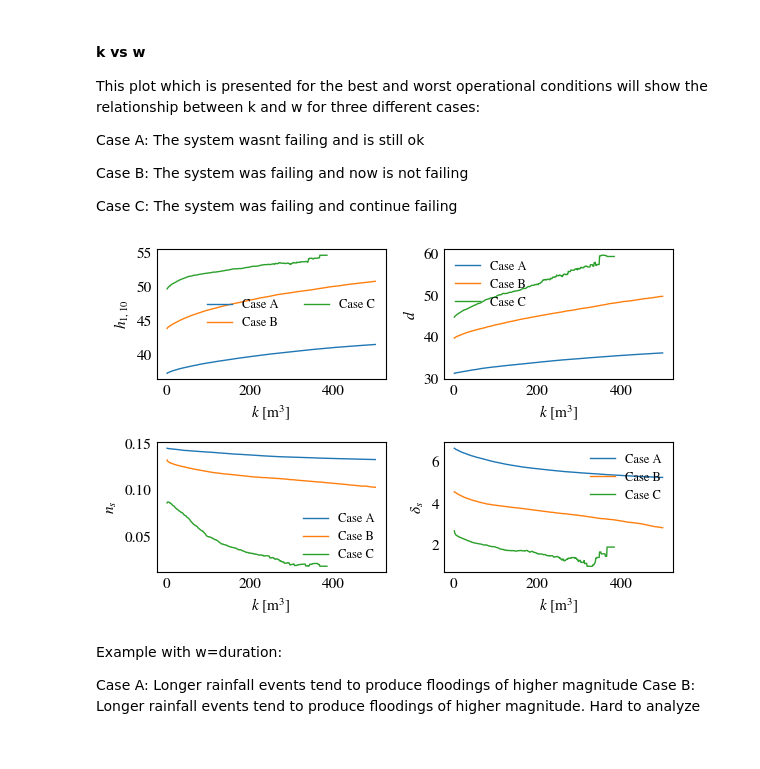
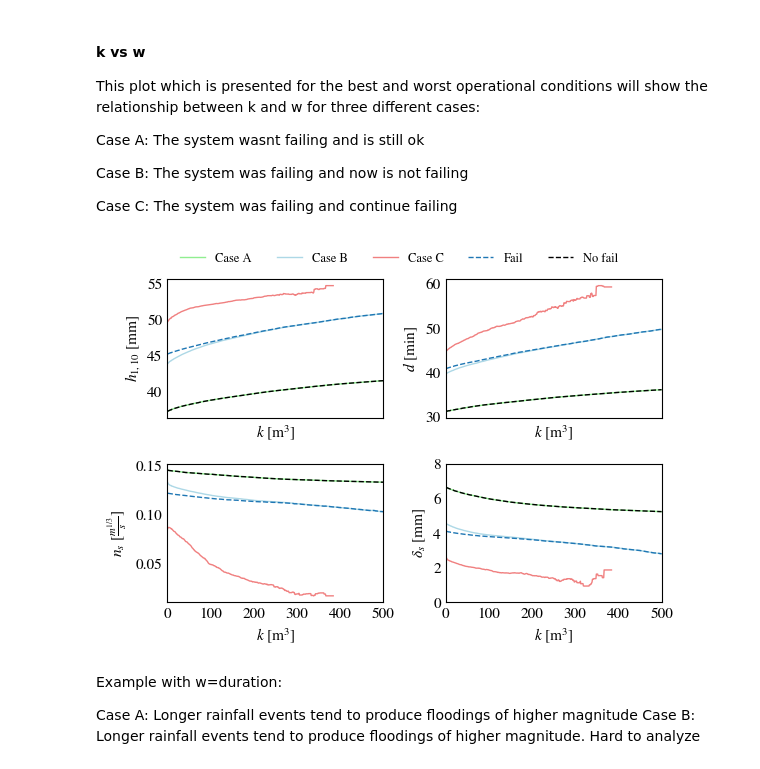
Before and after one commit to rlsandovalp/operational_picture, a Jupyter notebook: Galbiate/operational_analysis.ipynb, the cells around one changed output. Drawn from its saved outputs; the diff is of its cells as text; code cells hidden in the pictures.

Commit message:
update figures

```diff
--- a/Galbiate/operational_analysis.ipynb
+++ b/Galbiate/operational_analysis.ipynb
@@ -8,7 +8,7 @@ import matplotlib.pyplot as plt
 # %%
 # Load the file with the data of the current state of the system evaluated with multiple combinations of parameters
 current_data = np.loadtxt('output/results_stochastic_current_operational.csv', delimiter=',')
-classes = 5
+classes = 10
 
 mean = np.zeros((classes, 4))
 per_5 = np.zeros((classes, 4))
@@ -593,16 +447,14 @@ plt.savefig('Figures_paper/AMAP_operational.pdf')
 # %% [markdown]
 #### Compute efficiency vs k
 # %%
-K = np.linspace(1, 500, 500)
-
 current_data = np.loadtxt('output/results_stochastic_current_operational.csv', delimiter=',')[:,4:]
-operative_data = np.loadtxt('output/results_stochastic00.csv', delimiter=',')
+operational_data = np.loadtxt('output/results_stochastic00.csv', delimiter=',')
 
 
 space_k_vs_efficiency = np.zeros((24, len(K)))
 for op_condition in range(5, 29):
     for n_k, k in enumerate(K):
         fail_current = current_data*1000 > k
-        no_fail_operative = operative_data[:,op_condition-1]*1000 <= k
+        no_fail_operative = operational_data[:,op_condition-1]*1000 <= k
         both = np.logical_and(fail_current.flatten(), no_fail_operative.flatten())
         space_k_vs_efficiency[op_condition-5, n_k] = np.sum(both)/len(both)
@@ -698,39 +528,50 @@ for n_k, k in enumerate(K):
 # %%
-fig, ax = plt.subplots(2, 2, figsize=(6, 4))
-ax[0,0].plot(K, space_k_vs_w[0, 0,:], label='Case A', linestyle = '-', linewidth = 1.0)
-ax[0,0].plot(K, space_k_vs_w[0, 1,:], label='Case B', linestyle = '-', linewidth = 1.0)
-ax[0,0].plot(K, space_k_vs_w[0, 2,:], label='Case C', linestyle = '-', linewidth = 1.0)
+fig, ax = plt.subplots(2, 2, figsize=(6, 4), sharex=True)
+ax[0,0].plot(K, space_k_vs_w[0, 0,:], label='Case A', color = 'lightgreen', linestyle = '-', linewidth = 1.0)
+ax[0,0].plot(K, space_k_vs_w[0, 1,:], label='Case B', color = 'lightblue', linestyle = '-', linewidth = 1.0)
+ax[0,0].plot(K, space_k_vs_w[0, 2,:], label='Case C', color = 'lightcoral', linestyle = '-', linewidth = 1.0)
+ax[0,0].plot(K, space_k_vs_w_current[0, 0, :], label='Fail', linestyle = '--', linewidth = 1)
+ax[0,0].plot(K, space_k_vs_w_current[0, 1, :], label='No fail', linestyle = '--', linewidth = 1, color = 'black')
 ax[0,0].set_xlabel('$k$ [m$^3$]')
-ax[0,0].set_ylabel('$h_{1,10}$')
-ax[0,0].legend(ncol = 2)
+ax[0,0].set_ylabel('$h_{1,10}$ [mm]')
+# ax[0,0].legend(frameon = False, ncol = 5, bbox_to_anchor=(0.5, 1.3))
 
-ax[0,1].plot(K, space_k_vs_w[1, 0,:], label='Case A', linestyle = '-', linewidth = 1.0)
-ax[0,1].plot(K, space_k_vs_w[1, 1,:], label='Case B', linestyle = '-', linewidth = 1.0)
-ax[0,1].plot(K, space_k_vs_w[1, 2,:], label='Case C', linestyle = '-', linewidth = 1.0)
+ax[0,1].plot(K, space_k_vs_w[1, 0,:], label='Case A', color = 'lightgreen', linestyle = '-', linewidth = 1.0)
+ax[0,1].plot(K, space_k_vs_w[1, 1,:], label='Case B', color = 'lightblue', linestyle = '-', linewidth = 1.0)
+ax[0,1].plot(K, space_k_vs_w[1, 2,:], label='Case C', color = 'lightcoral', linestyle = '-', linewidth = 1.0)
+ax[0,1].plot(K, space_k_vs_w_current[1, 0, :], label='Fail', linestyle = '--', linewidth = 1.0)
+ax[0,1].plot(K, space_k_vs_w_current[1, 1, :], label='No fail', linestyle = '--', linewidth = 1.0, color = 'black')
 ax[0,1].set_xlabel('$k$ [m$^3$]')
-ax[0,1].set_ylabel('$d$')
-ax[0,1].legend()
+ax[0,1].set_ylabel('$d$ [min]')
 
-ax[1,0].plot(K, space_k_vs_w[2, 0,:], label='Case A', linestyle = '-', linewidth = 1.0)
-ax[1,0].plot(K, space_k_vs_w[2, 1,:], label='Case B', linestyle = '-', linewidth = 1.0)
-ax[1,0].plot(K, space_k_vs_w[2, 2,:], label='Case C', linestyle = '-', linewidth = 1.0)
+ax[1,0].plot(K, space_k_vs_w[2, 0,:], label='Case A', color = 'lightgreen', linestyle = '-', linewidth = 1.0)
+ax[1,0].plot(K, space_k_vs_w[2, 1,:], label='Case B', color = 'lightblue', linestyle = '-', linewidth = 1.0)
+ax[1,0].plot(K, space_k_vs_w[2, 2,:], label='Case C', color = 'lightcoral', linestyle = '-', linewidth = 1.0)
+ax[1,0].plot(K, space_k_vs_w_current[2, 0, :], label='Fail', linestyle = '--', linewidth = 1.0)
+ax[1,0].plot(K, space_k_vs_w_current[2, 1, :], label='No fail', linestyle = '--', linewidth = 1.0, color = 'black')
 ax[1,0].set_xlabel('$k$ [m$^3$]')
-ax[1,0].set_ylabel('$n_s$')
-ax[1,0].legend()
+ax[1,0].set_ylabel(r'$n_s$ [$\frac{m^{1/3}}{s}$]')
 
-ax[1,1].plot(K, space_k_vs_w[3, 0,:], label='Case A', linestyle = '-', linewidth = 1.0)
-ax[1,1].plot(K, space_k_vs_w[3, 1,:], label='Case B', linestyle = '-', linewidth = 1.0)
-ax[1,1].plot(K, space_k_vs_w[3, 2,:], label='Case C', linestyle = '-', linewidth = 1.0)
+ax[1,1].plot(K, space_k_vs_w[3, 0,:], label='Case A', color = 'lightgreen', linestyle = '-', linewidth = 1.0)
+ax[1,1].plot(K, space_k_vs_w[3, 1,:], label='Case B', color = 'lightblue', linestyle = '-', linewidth = 1.0)
+ax[1,1].plot(K, space_k_vs_w[3, 2,:], label='Case C', color = 'lightcoral', linestyle = '-', linewidth = 1.0)
+ax[1,1].plot(K, space_k_vs_w_current[3, 0, :], label='Fail', linestyle = '--', linewidth = 1.0)
+ax[1,1].plot(K, space_k_vs_w_current[3, 1, :], label='No fail', linestyle = '--', linewidth = 1.0, color = 'black')
 ax[1,1].set_xlabel('$k$ [m$^3$]')
-ax[1,1].set_ylabel('$\delta_s$')
-ax[1,1].legend()
+ax[1,1].set_ylabel('$\delta_s$ [mm]')
+ax[1,1].set_xlim(0, 500)
+ax[1,1].set_ylim(0, 8)
+ax[1,1].set_xticks([0, 100, 200, 300, 400, 500])
+
+handles, labels = ax[1,1].get_legend_handles_labels()
+fig.legend(handles, labels, ncol = 5, bbox_to_anchor=(0.9, 1.05), frameon = False)
 
 plt.tight_layout()
 
 plt.savefig('Figures_paper/efficiency_vs_stochastic.png', dpi=200, bbox_inches='tight')
 plt.savefig('Figures_paper/efficiency_vs_stochastic.pdf')
 # %% [output]
-[figure, old version]
+[figure, new version]
 # %% [markdown]
 Example with w=duration:
 
```
Also changed, not shown: parts of 32 cells of this notebook, 32 other files.
